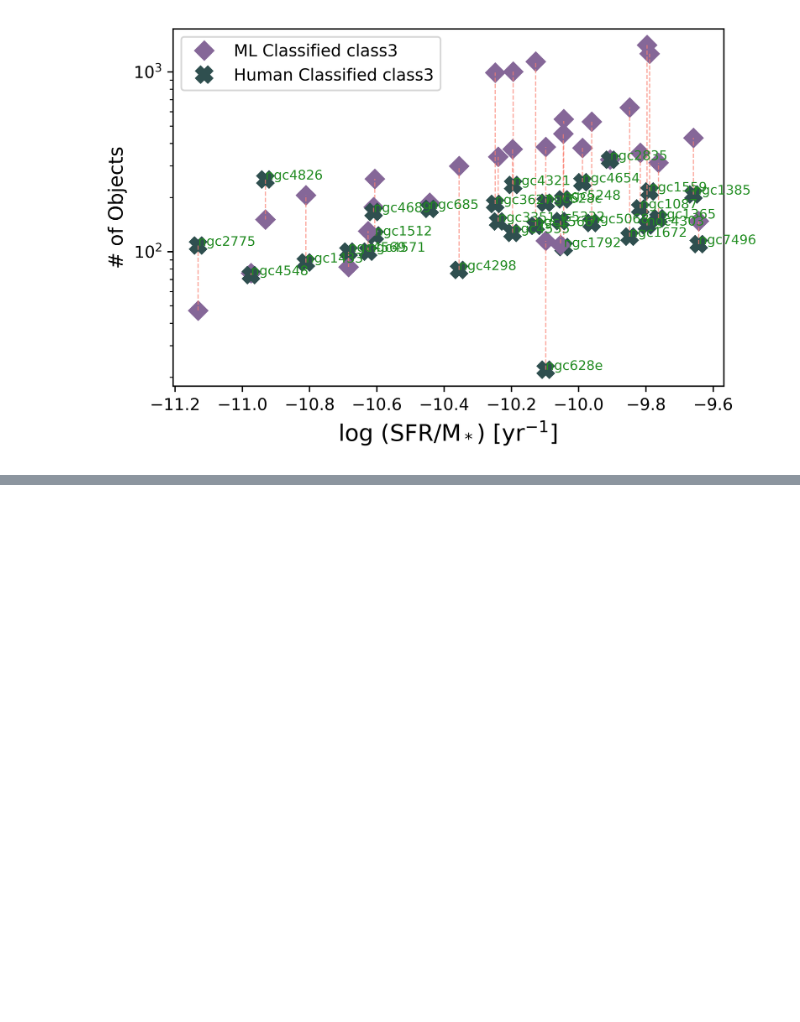
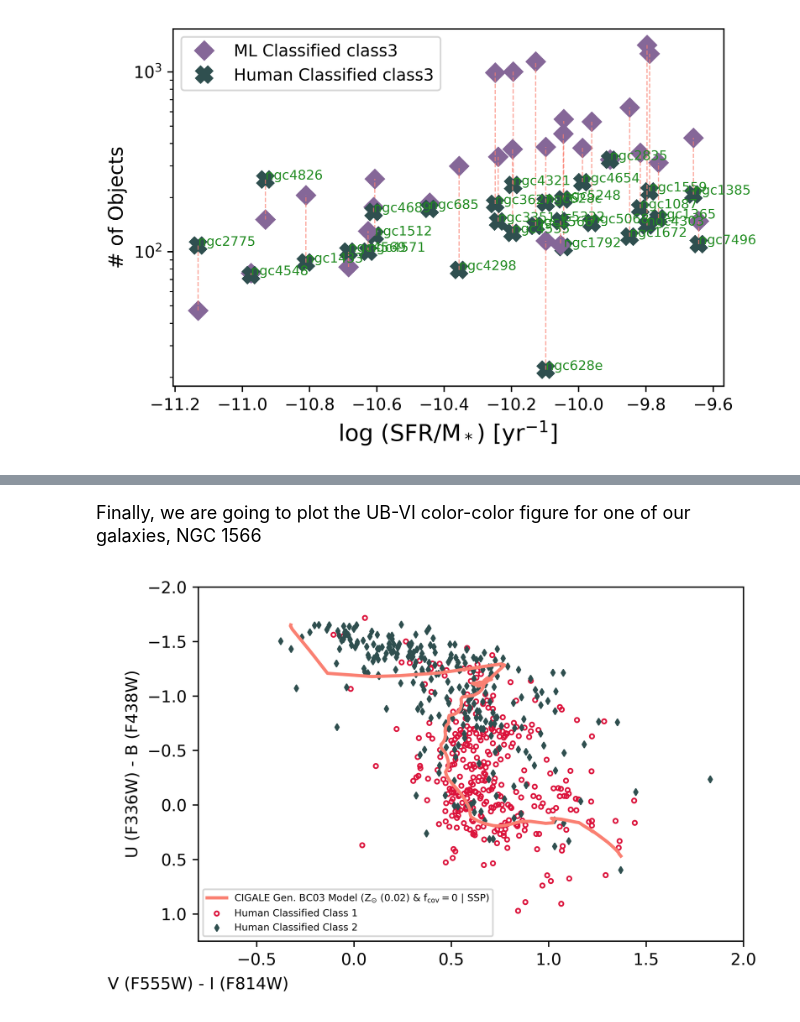
Before and after one commit to sinandeger/PHANGS-HST-Data-Products, a Jupyter notebook: PHANGS-IR3_Product_Demonstration.ipynb, the cells around one changed output, grey strips where cells are left out. Saved outputs shown, nothing was run; the diff lists cells and outputs as text; code cells hidden in the pictures; blank space fills up the shorter version.

Commit message:
added the color-color diagram

```diff
--- a/PHANGS-IR3_Product_Demonstration.ipynb
+++ b/PHANGS-IR3_Product_Demonstration.ipynb
@@ -124,0 +125,52 @@ for class_ind_, class_str_ in enumerate(class_label_list):
+# %% [markdown]
+<font size="4">Finally, we are going to plot the UB-VI color-color figure for one of our galaxies, NGC 1566</font>
+# %%
+"""This time, we can define a list with a single entry to keep the form from the above cells.
+We can add as many galaxies as needed here to view the UB-VI figure"""
+analyze_list = ['ngc1566']
+
+"""Next, we read in a csv containing the BC03 UB-VI track for a Solar metallicity simple stellar population model
+with f_covering = 0"""
+bc03_ssp_model = pd.read_csv('SolarZ_fcov_0_SSP_Vega.csv')
+
+for galaxy_ind_, galaxy_ in enumerate(analyze_list):
+    """Read the human classified catalog"""
+    hc_table = Table.read(cwd+'/compact_clusters_and_associations/'
+                          +ir_label+'_'+galaxy_+'_phangs-hst_v1p1_human_'+class_str_+'.fits')
+    hc_df = hc_table.to_pandas()
+    """Read the machine classified catalog"""
+    ml_table = Table.read(cwd+'/compact_clusters_and_associations/'
+                          +ir_label+'_'+galaxy_+'_phangs-hst_v1p1_ml_'+class_str_+'.fits')
+    ml_df = ml_table.to_pandas()
+
+    """We will plot the UB-VI color-color figure of objects from the human classified catalog"""
+
+
+
+    plt.scatter(hc_df.loc[(hc_df['PHANGS_CLUSTER_CLASS_HUMAN'] == 1) & (hc_df['NO_DETECTION_FLAG'] == 0)]['PHANGS_F555W_VEGA_TOT'] -
+                hc_df.loc[(hc_df['PHANGS_CLUSTER_CLASS_HUMAN'] == 1) & (hc_df['NO_DETECTION_FLAG'] == 0)]['PHANGS_F814W_VEGA_TOT'],
+                hc_df.loc[(hc_df['PHANGS_CLUSTER_CLASS_HUMAN'] == 1) & (hc_df['NO_DETECTION_FLAG'] == 0)]['PHANGS_F336W_VEGA_TOT'] -
+                hc_df.loc[(hc_df['PHANGS_CLUSTER_CLASS_HUMAN'] == 1) & (hc_df['NO_DETECTION_FLAG'] == 0)]['PHANGS_F438W_VEGA_TOT'],
+                edgecolor='crimson', marker='o', facecolor='none', s=7, label='Human Classified Class 1')
+
+    plt.scatter(hc_df.loc[(hc_df['PHANGS_CLUSTER_CLASS_HUMAN'] == 2) & (hc_df['NO_DETECTION_FLAG'] == 0)]['PHANGS_F555W_VEGA_TOT'] -
+                hc_df.loc[(hc_df['PHANGS_CLUSTER_CLASS_HUMAN'] == 2) & (hc_df['NO_DETECTION_FLAG'] == 0)]['PHANGS_F814W_VEGA_TOT'],
+                hc_df.loc[(hc_df['PHANGS_CLUSTER_CLASS_HUMAN'] == 2) & (hc_df['NO_DETECTION_FLAG'] == 0)]['PHANGS_F336W_VEGA_TOT'] -
+                hc_df.loc[(hc_df['PHANGS_CLUSTER_CLASS_HUMAN'] == 2) & (hc_df['NO_DETECTION_FLAG'] == 0)]['PHANGS_F438W_VEGA_TOT'],
+                c='darkslategray', marker='d', s=7, label='Human Classified Class 2')
+
+    plt.plot(bc03_ssp_model['F555W_VEGA_mag'] - bc03_ssp_model['F814W_VEGA_mag'],
+             bc03_ssp_model['F336W_VEGA_mag'] - bc03_ssp_model['F438W_VEGA_mag'],
+             color='salmon', linewidth=2.0,
+             label='CIGALE Gen. BC03 Model ($\mathrm{Z_{\odot}~(0.02)~&~f_{cov} = 0~|~SSP}$)')
+
+    # plt.gca().invert_yaxis()
+    plt.ylim(1.25, -2.0)
+    plt.xlim(-0.8, 2.0)
+    plt.xlabel('V (F555W) - I (F814W)', x=0.0, labelpad=5)
+    plt.ylabel('U (F336W) - B (F438W)')
+    plt.legend(loc='lower left', prop={'size': 6})
+    plt.show()
+    plt.close()
+# %% [output]
+[figure, added]
```
Also changed, not shown: parts of 1 cell of this notebook.
